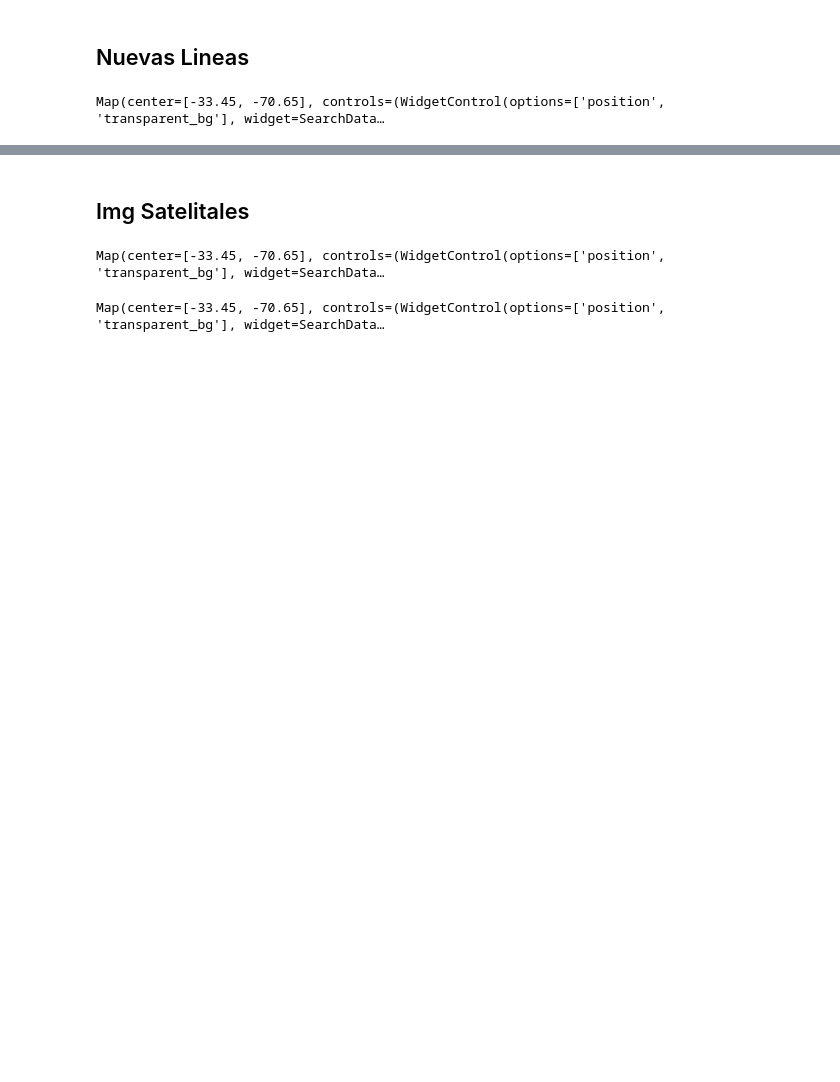
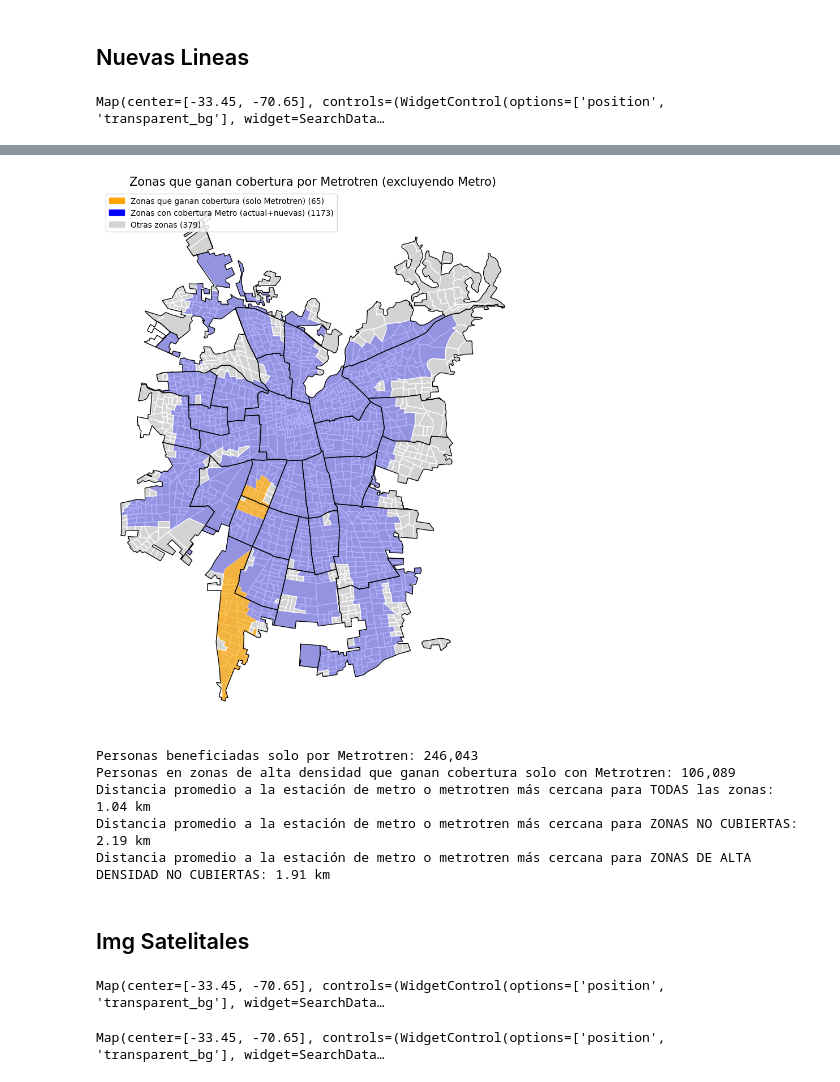
Before and after one commit to fchiapped/Proyecto-Geoespaciales, a Jupyter notebook: Proyecto_2.ipynb, the cells around one changed output, grey strips where cells are left out. Drawn from its saved outputs; the diff is of its cells as text; code cells hidden in the pictures; blank space fills up the shorter version.

```diff
--- a/Proyecto_2.ipynb
+++ b/Proyecto_2.ipynb
@@ -211,3 +445,75 @@ Map(center=[-33.45, -70.65], controls=(WidgetControl(options=['position', 'trans
+# %%
+# Definir zonas que ganan cobertura solo por Metrotren (no cubiertas por Metro nuevo, pero sí por Metrotren)
+zonas_ganan_solo_metrotren = zonas[(zonas['cerca_metro_nuevo'] == 0) & (zonas['gana_cobertura_metrotren'] == 1)]
+personas_beneficiadas_solo_metrotren = zonas_ganan_solo_metrotren['PERSONAS'].sum()
+
+# Visualización: Zonas que ganan cobertura solo por Metrotren (excluyendo las que ya ganaron con Metro)
+n_ganan_metrotren = len(zonas_ganan_solo_metrotren)
+n_cubiertas_metro = (zonas['cerca_metro_nuevo'] == 1).sum()
+n_otras_metrotren = len(zonas) - n_ganan_metrotren - n_cubiertas_metro
+
+fig, ax = plt.subplots(figsize=(10, 10))
+zonas.plot(ax=ax, facecolor='lightgray', edgecolor='white')
+zonas[zonas['cerca_metro_nuevo'] == 1].plot(ax=ax, color='blue', alpha=0.3, label='Zonas con cobertura Metro (actual+nuevas)')
+zonas_ganan_solo_metrotren.plot(ax=ax, color='orange', label='Zonas que ganan cobertura (solo Metrotren)', alpha=0.7)
+zonas[(zonas['cerca_metro_nuevo'] == 0) & (zonas['gana_cobertura_metrotren'] == 0)].plot(ax=ax, facecolor='lightgray', edgecolor='white')
+Limite_Comunal.boundary.plot(ax=ax, color='black', linewidth=1)
+
+ax.set_title("Zonas que ganan cobertura por Metrotren (excluyendo Metro)", fontsize=15)
+ax.axis('off')
+
+legend_patches = [
+    mpatches.Patch(color='orange', label=f'Zonas que ganan cobertura (solo Metrotren) ({n_ganan_metrotren})'),
+    mpatches.Patch(color='blue', label=f'Zonas con cobertura Metro (actual+nuevas) ({n_cubiertas_metro})'),
+    mpatches.Patch(color='lightgray', label=f'Otras zonas ({n_otras_metrotren})')
+]
+ax.legend(handles=legend_patches, loc='upper left')
+plt.tight_layout()
+plt.show()
+
+# Personas beneficiadas solo por Metrotren
+print(f"Personas beneficiadas solo por Metrotren: {personas_beneficiadas_solo_metrotren:,}")
+zonas_ganan_solo_metrotren_alta = zonas_ganan_solo_metrotren[zonas_ganan_solo_metrotren['dens_q'] == 'Alta densidad']
+print(f"Personas en zonas de alta densidad que ganan cobertura solo con Metrotren: {zonas_ganan_solo_metrotren_alta['PERSONAS'].sum():,}")
+
+
+# Calcular distancia promedio a la estación más cercana (Metro + Metrotren)
+gdf_total_metrotren_proj = gdf_total_metrotren.to_crs(epsg=32719)
+estaciones_points_metrotren = gdf_total_metrotren_proj.geometry.unary_union
+
+centroides_todas = zonas_proj.geometry.centroid
+zonas_proj['dist_estacion_km_metrotren'] = centroides_todas.apply(
+    lambda x: x.distance(nearest_points(x, estaciones_points_metrotren)[1]) / 1000
+)
+dist_promedio_todas_metrotren = zonas_proj['dist_estacion_km_metrotren'].mean()
+print(f"Distancia promedio a la estación de metro o metrotren más cercana para TODAS las zonas: {dist_promedio_todas_metrotren:.2f} km")
+
+# Para zonas no cubiertas por Metro ni Metrotren
+no_cubiertas_metrotren = zonas[zonas['cerca_metro_metrotren'] == 0]
+no_cubiertas_metrotren_proj = no_cubiertas_metrotren.to_crs(epsg=32719)
+centroides_no_cubiertas_metrotren = no_cubiertas_metrotren_proj.geometry.centroid
+no_cubiertas_metrotren_proj['dist_estacion_km_metrotren'] = centroides_no_cubiertas_metrotren.apply(
+    lambda x: x.distance(nearest_points(x, estaciones_points_metrotren)[1]) / 1000
+)
+dist_promedio_no_cubiertas_metrotren = no_cubiertas_metrotren_proj['dist_estacion_km_metrotren'].mean()
+print(f"Distancia promedio a la estación de metro o metrotren más cercana para ZONAS NO CUBIERTAS: {dist_promedio_no_cubiertas_metrotren:.2f} km")
+
+# Para zonas de alta densidad no cubiertas por Metro ni Metrotren
+no_cubiertas_metrotren_alta = no_cubiertas_metrotren[no_cubiertas_metrotren['dens_q'] == 'Alta densidad']
+no_cubiertas_metrotren_alta_proj = no_cubiertas_metrotren_alta.to_crs(epsg=32719)
+centroides_no_cubiertas_metrotren_alta = no_cubiertas_metrotren_alta_proj.geometry.centroid
+no_cubiertas_metrotren_alta_proj['dist_estacion_km_metrotren'] = centroides_no_cubiertas_metrotren_alta.apply(
+    lambda x: x.distance(nearest_points(x, estaciones_points_metrotren)[1]) / 1000
+)
+dist_promedio_no_cubiertas_metrotren_alta = no_cubiertas_metrotren_alta_proj['dist_estacion_km_metrotren'].mean()
+print(f"Distancia promedio a la estación de metro o metrotren más cercana para ZONAS DE ALTA DENSIDAD NO CUBIERTAS: {dist_promedio_no_cubiertas_metrotren_alta:.2f} km")
+# %% [output]
+[figure, added]
+Personas beneficiadas solo por Metrotren: 246,043
+Personas en zonas de alta densidad que ganan cobertura solo con Metrotren: 106,089
+Distancia promedio a la estación de metro o metrotren más cercana para TODAS las zonas: 1.04 km
+Distancia promedio a la estación de metro o metrotren más cercana para ZONAS NO CUBIERTAS: 2.19 km
+Distancia promedio a la estación de metro o metrotren más cercana para ZONAS DE ALTA DENSIDAD NO CUBIERTAS: 1.91 km
 # %% [markdown]
 ## Img Satelitales
 # %%
```
Also changed, not shown: parts of 16 cells of this notebook, 5 other files.
